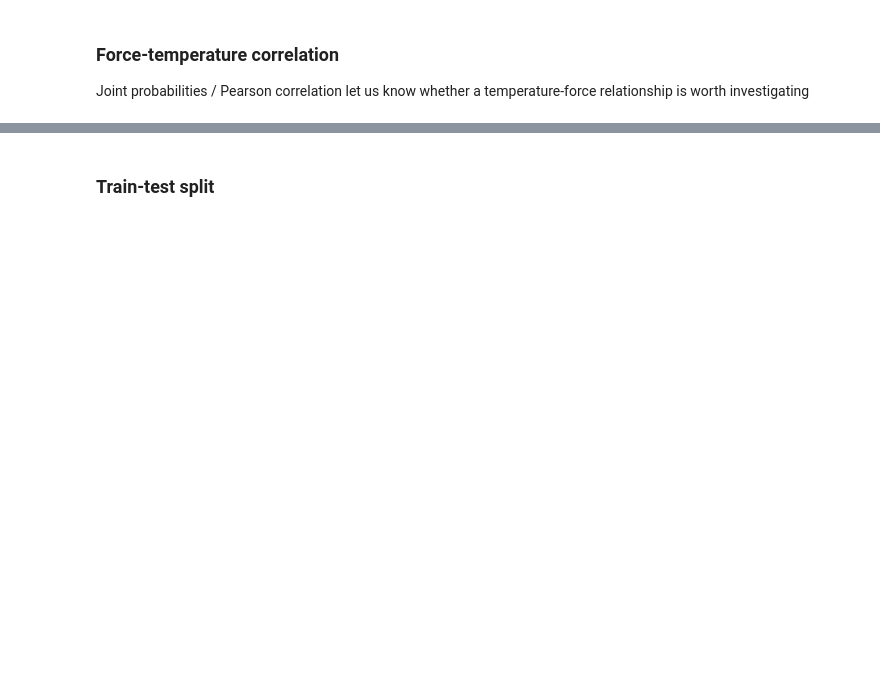
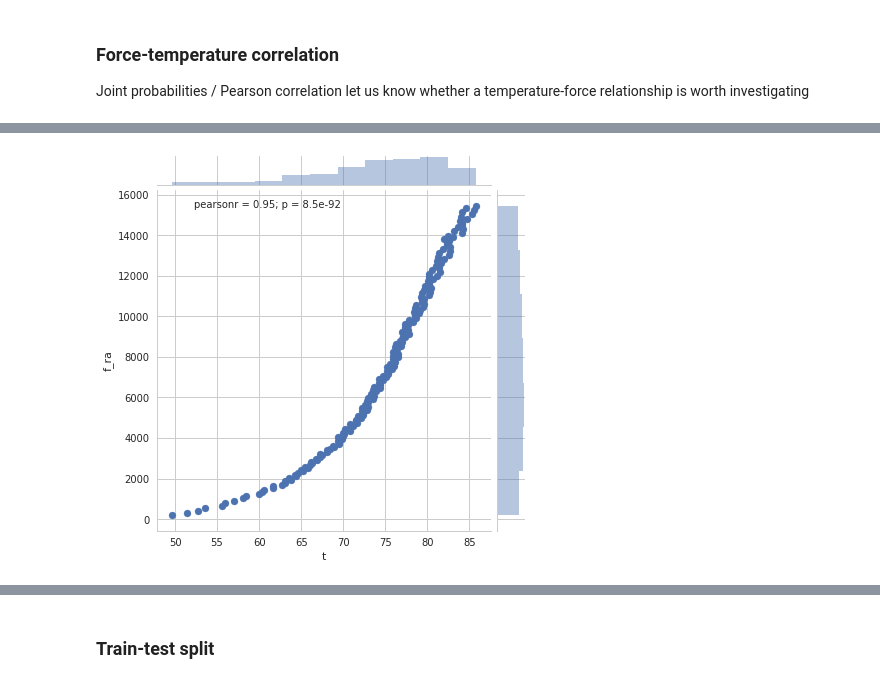
Before and after one commit to Columbia-Creative-Machines-Lab/muscle-prediction, a Jupyter notebook: fall18/lstm.ipynb, the cells around one changed output, grey strips where cells are left out. Drawn from its saved outputs; the diff is of its cells as text; code cells hidden in the pictures; blank space fills up the shorter version.

```diff
--- a/fall18/lstm.ipynb
+++ b/fall18/lstm.ipynb
@@ -170,5 +184,11 @@ df_s.cycle = df_s.cycle.astype(np.int64)
 # %%
-if type(df.timestamp.iloc[0,]) != pd._libs.tslibs.timestamps.Timestamp: # convert to datetime timestamp, if necessary
-    df.timestamp = df.timestamp.map(lambda t: datetime.fromtimestamp(t))
-    df.set_index(pd.DatetimeIndex(df.timestamp), inplace=True)
-df_s.set_index(pd.DatetimeIndex(df_s.timestamp.map(lambda t: datetime.fromtimestamp(t))), inplace=True);
+def ft_corr(df, df_s):
+    if type(df.timestamp.iloc[0,]) != pd._libs.tslibs.timestamps.Timestamp: # convert to datetime timestamp, if necessary
+        df.timestamp = df.timestamp.map(lambda t: datetime.fromtimestamp(t));
+        df = df.set_index(pd.DatetimeIndex(df.timestamp), inplace=False);
+    df_s.set_index(pd.DatetimeIndex(df_s.timestamp.map(lambda t: datetime.fromtimestamp(t))), inplace=True);
+    season = int((df_s[df_s.cycle==1].shape[0])/0.1) #ms
+    sns.jointplot(x=df_s.resample('%dL' % season).mean().t,\
+              y=df_s.resample('%dL' % season).mean().f_ra, ratio=10)
+    plt.show()
+    return df, df_s
@@ -182,0 +198,5 @@ plt.show()
+# %%
+unpickled_df, unpickled_df_s = pd.read_pickle('meta_X100.pkl'), pd.read_pickle('meta_X100S.pkl')
+X100, X100S = ft_corr(unpickled_df, unpickled_df_s)
+# %% [output]
+[figure, added]
```
Also changed, not shown: parts of 25 cells of this notebook, 10 other files.
